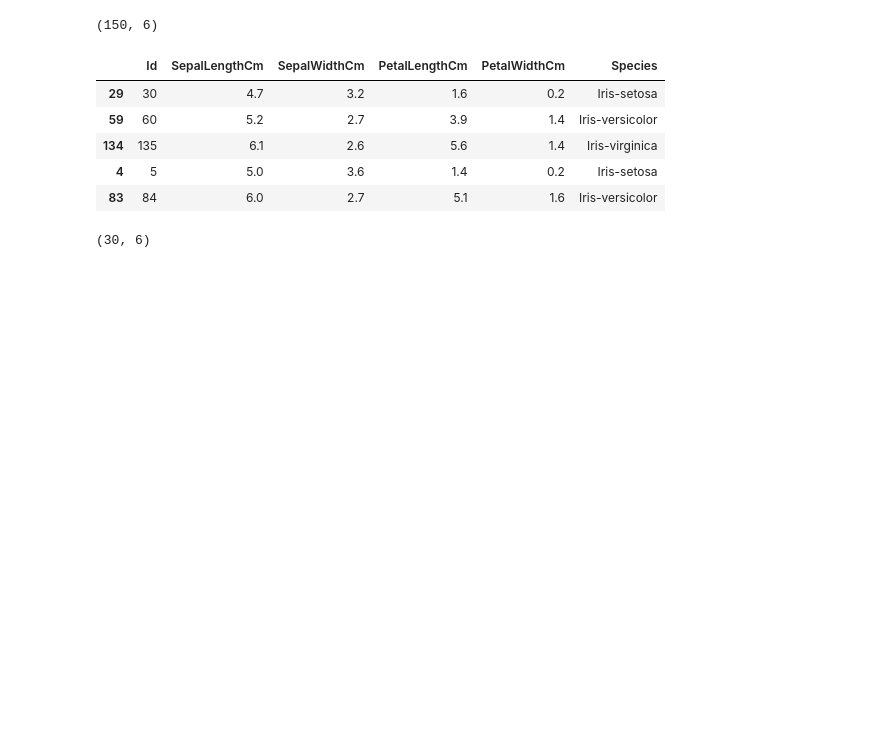
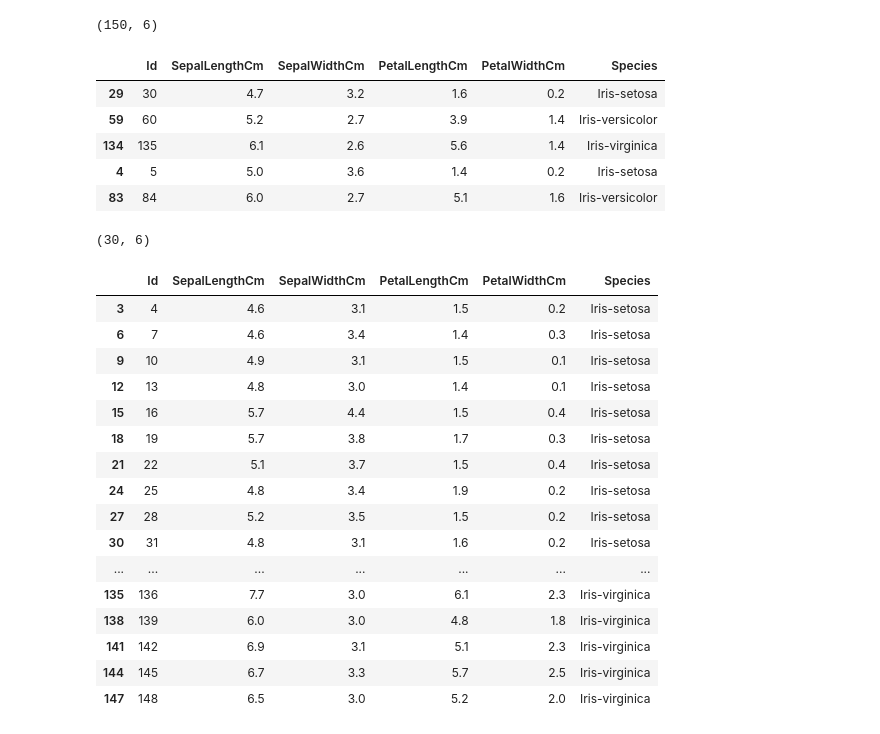
Before and after one commit to ramon-santana-silva/pythonCase, a Jupyter notebook: AmostragemSimples.ipynb, the cells around one changed output. Cells and saved outputs as stored; diff of their text form; code cells hidden in the pictures; blank space fills up the shorter version.

```diff
--- a/AmostragemSimples.ipynb
+++ b/AmostragemSimples.ipynb
@@ -33,3 +33,32 @@ amostra_simples.head()
 amostra_simples.shape
 # %% [output]
 (30, 6)
+# %%
+#criar uma função para pegar uma amostra sistematica
+def amostragem_sistematica(df,step):
+  indexes= np.arange(3,len(df),step=step)
+  amostra_sistematica= iris_df.iloc[indexes]
+  return amostra_sistematica
+
+
+amostra_sistematica = amostragem_sistematica(iris_df,3)
+
+display(amostra_sistematica)
+# %% [output]
+|  | Id | SepalLengthCm | SepalWidthCm | PetalLengthCm | PetalWidthCm | Species |
+| 3 | 4 | 4.6 | 3.1 | 1.5 | 0.2 | Iris-setosa |
+| 6 | 7 | 4.6 | 3.4 | 1.4 | 0.3 | Iris-setosa |
+| 9 | 10 | 4.9 | 3.1 | 1.5 | 0.1 | Iris-setosa |
+| 12 | 13 | 4.8 | 3.0 | 1.4 | 0.1 | Iris-setosa |
+| 15 | 16 | 5.7 | 4.4 | 1.5 | 0.4 | Iris-setosa |
+| 18 | 19 | 5.7 | 3.8 | 1.7 | 0.3 | Iris-setosa |
+| 21 | 22 | 5.1 | 3.7 | 1.5 | 0.4 | Iris-setosa |
+| 24 | 25 | 4.8 | 3.4 | 1.9 | 0.2 | Iris-setosa |
+| 27 | 28 | 5.2 | 3.5 | 1.5 | 0.2 | Iris-setosa |
+| 30 | 31 | 4.8 | 3.1 | 1.6 | 0.2 | Iris-setosa |
+| ... | ... | ... | ... | ... | ... | ... |
+| 135 | 136 | 7.7 | 3.0 | 6.1 | 2.3 | Iris-virginica |
+| 138 | 139 | 6.0 | 3.0 | 4.8 | 1.8 | Iris-virginica |
+| 141 | 142 | 6.9 | 3.1 | 5.1 | 2.3 | Iris-virginica |
+| 144 | 145 | 6.7 | 3.3 | 5.7 | 2.5 | Iris-virginica |
+| 147 | 148 | 6.5 | 3.0 | 5.2 | 2.0 | Iris-virginica |
```
Also changed, not shown: parts of 2 cells of this notebook.
